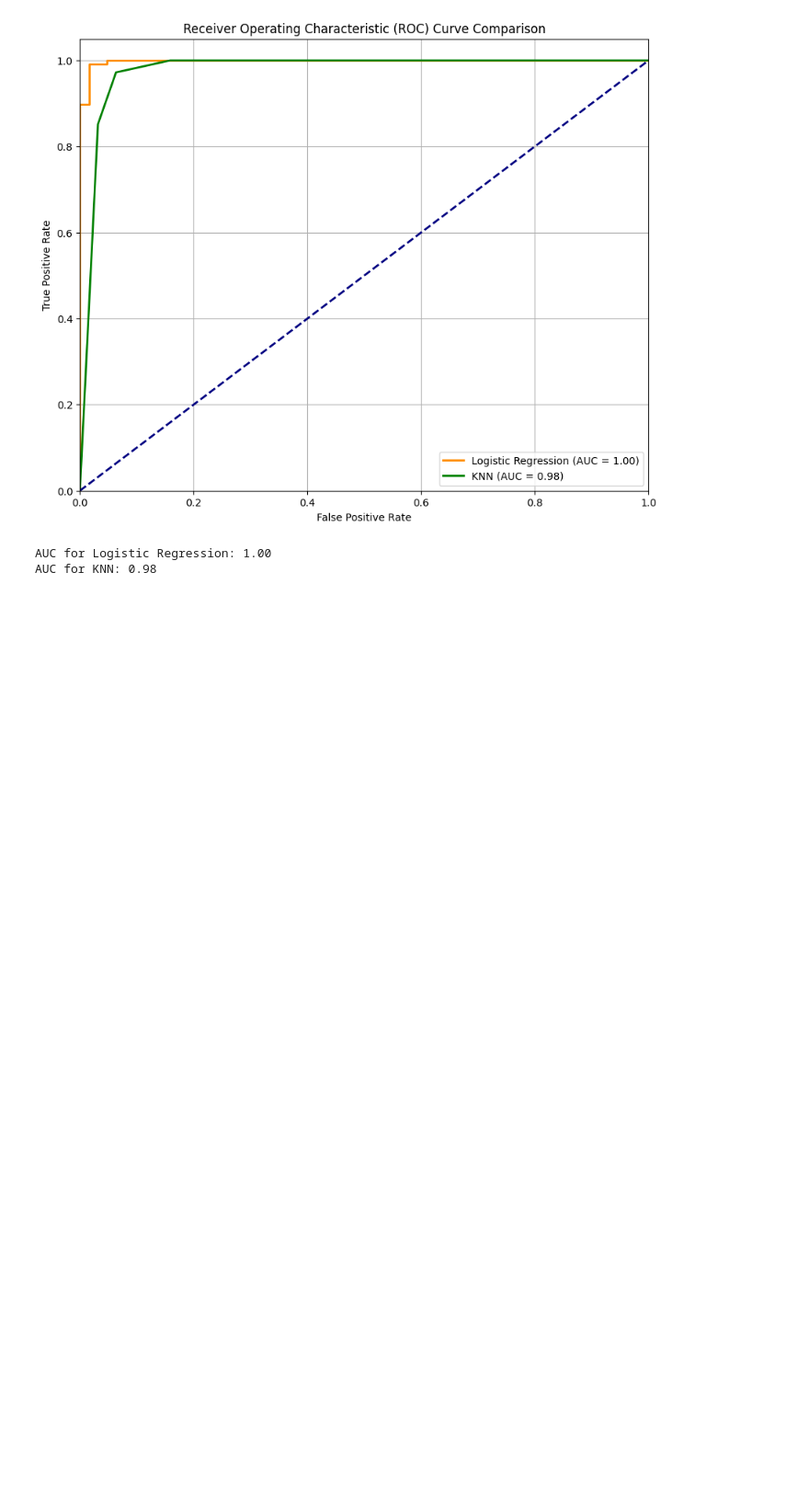
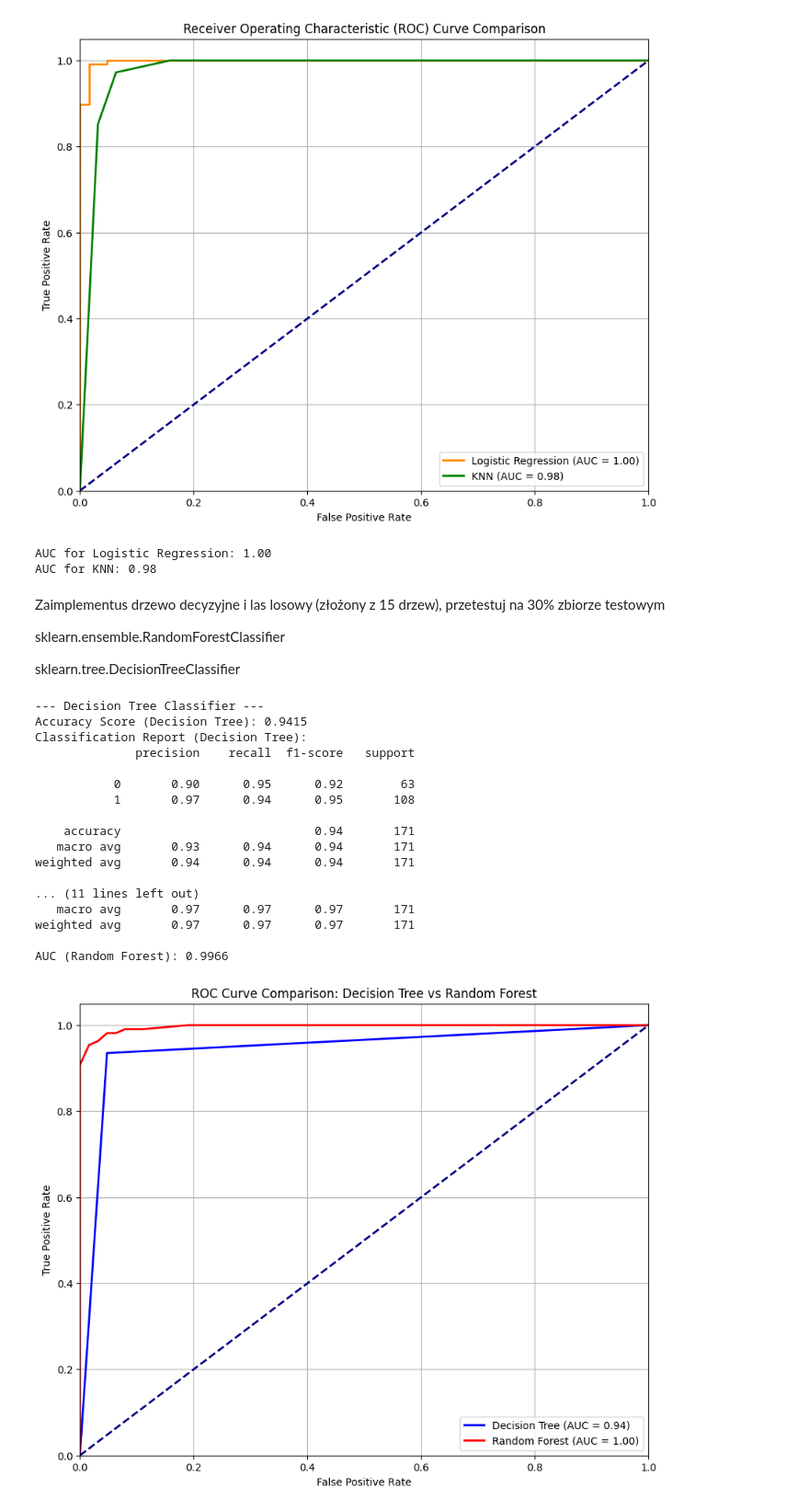
Before and after one commit to mikolajbaraniak-3232/analiza-danych, a Jupyter notebook: 13_04_2026_MB.ipynb, the cells around one changed output. Shown at 92% size. Cells and saved outputs as stored; diff of their text form; code cells hidden in the pictures; blank space fills up the shorter version.

```diff
--- a/13_04_2026_MB.ipynb
+++ b/13_04_2026_MB.ipynb
@@ -181,3 +174,81 @@ print(f"AUC for KNN: {roc_auc_knn:.2f}")
 [figure]
 AUC for Logistic Regression: 1.00
 AUC for KNN: 0.98
+# %% [markdown]
+Zaimplementus drzewo decyzyjne i las losowy (złożony z 15 drzew), przetestuj na 30% zbiorze testowym
+
+sklearn.ensemble.RandomForestClassifier
+
+sklearn.tree.DecisionTreeClassifier
+# %%
+from sklearn.tree import DecisionTreeClassifier
+from sklearn.ensemble import RandomForestClassifier
+from sklearn.metrics import accuracy_score, classification_report, roc_auc_score, roc_curve
+import matplotlib.pyplot as plt
+
+# 1. Decision Tree Classifier
+print("\n--- Decision Tree Classifier ---")
+dtc = DecisionTreeClassifier(random_state=42)
+dtc.fit(x_train, y_train)
+
+y_pred_dt = dtc.predict(x_test)
+y_proba_dt = dtc.predict_proba(x_test)[:, 1]
+
+print(f"Accuracy Score (Decision Tree): {accuracy_score(y_test, y_pred_dt):.4f}")
+print("Classification Report (Decision Tree):")
+print(classification_report(y_test, y_pred_dt))
+
+# ROC and AUC for Decision Tree
+fpr_dt, tpr_dt, _ = roc_curve(y_test, y_proba_dt)
+roc_auc_dt = roc_auc_score(y_test, y_proba_dt)
+print(f"AUC (Decision Tree): {roc_auc_dt:.4f}")
+
+# 2. Random Forest Classifier
+print("\n--- Random Forest Classifier (15 trees) ---")
+rfc = RandomForestClassifier(n_estimators=15, random_state=42)
+rfc.fit(x_train, y_train)
+
+y_pred_rf = rfc.predict(x_test)
+y_proba_rf = rfc.predict_proba(x_test)[:, 1]
+
+print(f"Accuracy Score (Random Forest): {accuracy_score(y_test, y_pred_rf):.4f}")
+print("Classification Report (Random Forest):")
+print(classification_report(y_test, y_pred_rf))
+
+# ROC and AUC for Random Forest
+fpr_rf, tpr_rf, _ = roc_curve(y_test, y_proba_rf)
+roc_auc_rf = roc_auc_score(y_test, y_proba_rf)
+print(f"AUC (Random Forest): {roc_auc_rf:.4f}")
+
+# Plotting
+plt.figure(figsize=(10, 8))
+plt.plot(fpr_dt, tpr_dt, color='blue', lw=2, label=f'Decision Tree (AUC = {roc_auc_dt:.2f})')
+plt.plot(fpr_rf, tpr_rf, color='red', lw=2, label=f'Random Forest (AUC = {roc_auc_rf:.2f})')
+plt.plot([0, 1], [0, 1], color='navy', lw=2, linestyle='--')
+plt.xlim([0.0, 1.0])
+plt.ylim([0.0, 1.05])
+plt.xlabel('False Positive Rate')
+plt.ylabel('True Positive Rate')
+plt.title('ROC Curve Comparison: Decision Tree vs Random Forest')
+plt.legend(loc='lower right')
+plt.grid(True)
+plt.show()
+# %% [output]
+--- Decision Tree Classifier ---
+Accuracy Score (Decision Tree): 0.9415
+Classification Report (Decision Tree):
+              precision    recall  f1-score   support
+
+           0       0.90      0.95      0.92        63
+           1       0.97      0.94      0.95       108
+
+    accuracy                           0.94       171
+   macro avg       0.93      0.94      0.94       171
+weighted avg       0.94      0.94      0.94       171
+
+... (11 lines left out)
+   macro avg       0.97      0.97      0.97       171
+weighted avg       0.97      0.97      0.97       171
+
+AUC (Random Forest): 0.9966
+[figure, added]
```
Also changed, not shown: parts of 9 cells of this notebook.
